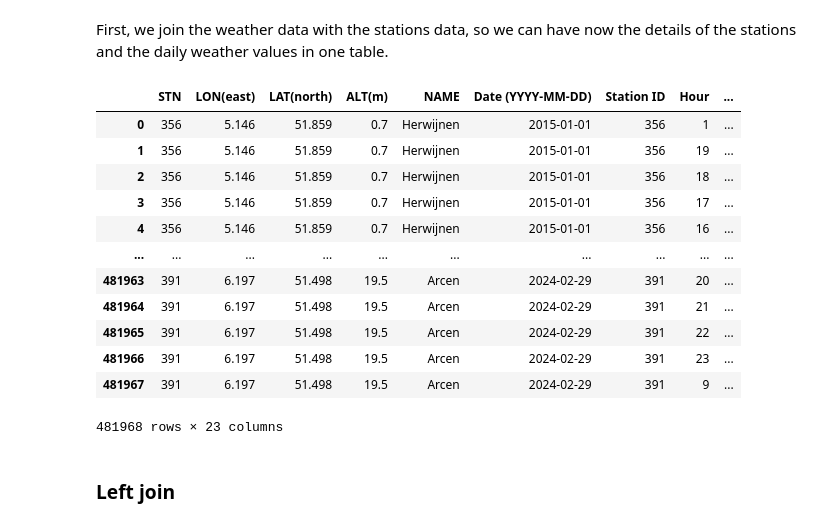
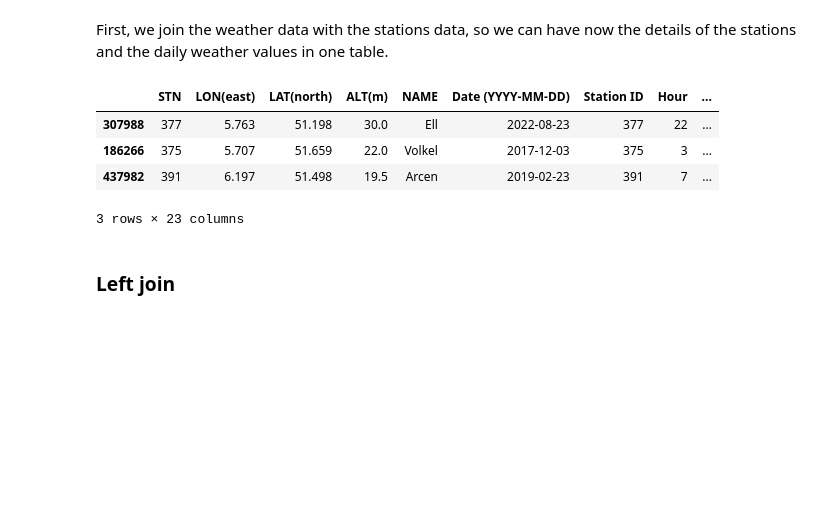
Before and after one commit to mhristev/TodayAI, a Jupyter notebook: MainFileNew.ipynb, the cells around one changed output. Cells and saved outputs as stored; diff of their text form; code cells hidden in the pictures; blank space fills up the shorter version.

```diff
--- a/MainFileNew.ipynb
+++ b/MainFileNew.ipynb
@@ -296,20 +296,12 @@ Sources:
 First, we join the weather data with the stations data, so we can have now the details of the stations and the daily weather values in one table.
 # %%
 merged_weather_data = pd.merge(weather_stations, filtered_weather_data, left_on='STN', right_on='Station ID')
-merged_weather_data
+merged_weather_data.sample(3)
 # %% [output]
 |  | STN | LON(east) | LAT(north) | ALT(m) | NAME | Date (YYYY-MM-DD) | Station ID | Hour | ... |
-| 0 | 356 | 5.146 | 51.859 | 0.7 | Herwijnen | 2015-01-01 | 356 | 1 | ... |
-| 1 | 356 | 5.146 | 51.859 | 0.7 | Herwijnen | 2015-01-01 | 356 | 19 | ... |
-| 2 | 356 | 5.146 | 51.859 | 0.7 | Herwijnen | 2015-01-01 | 356 | 18 | ... |
-| 3 | 356 | 5.146 | 51.859 | 0.7 | Herwijnen | 2015-01-01 | 356 | 17 | ... |
-| 4 | 356 | 5.146 | 51.859 | 0.7 | Herwijnen | 2015-01-01 | 356 | 16 | ... |
-| ... | ... | ... | ... | ... | ... | ... | ... | ... | ... |
-| 481963 | 391 | 6.197 | 51.498 | 19.5 | Arcen | 2024-02-29 | 391 | 20 | ... |
-| 481964 | 391 | 6.197 | 51.498 | 19.5 | Arcen | 2024-02-29 | 391 | 21 | ... |
-| 481965 | 391 | 6.197 | 51.498 | 19.5 | Arcen | 2024-02-29 | 391 | 22 | ... |
-| 481966 | 391 | 6.197 | 51.498 | 19.5 | Arcen | 2024-02-29 | 391 | 23 | ... |
-| 481967 | 391 | 6.197 | 51.498 | 19.5 | Arcen | 2024-02-29 | 391 | 9 | ... |
+| 307988 | 377 | 5.763 | 51.198 | 30.0 | Ell | 2022-08-23 | 377 | 22 | ... |
+| 186266 | 375 | 5.707 | 51.659 | 22.0 | Volkel | 2017-12-03 | 375 | 3 | ... |
+| 437982 | 391 | 6.197 | 51.498 | 19.5 | Arcen | 2019-02-23 | 391 | 7 | ... |
-481968 rows × 23 columns
+3 rows × 23 columns
 # %% [markdown]
 ### Left join
```
Also changed, not shown: parts of 118 cells of this notebook.
